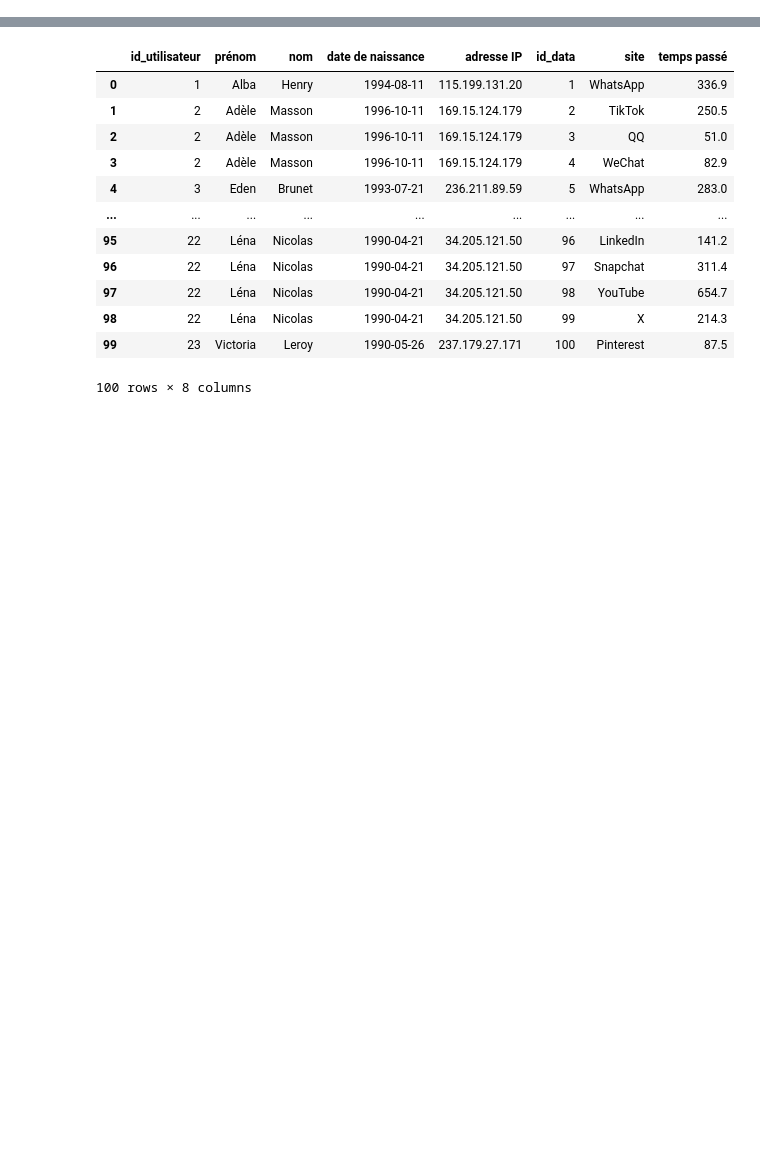
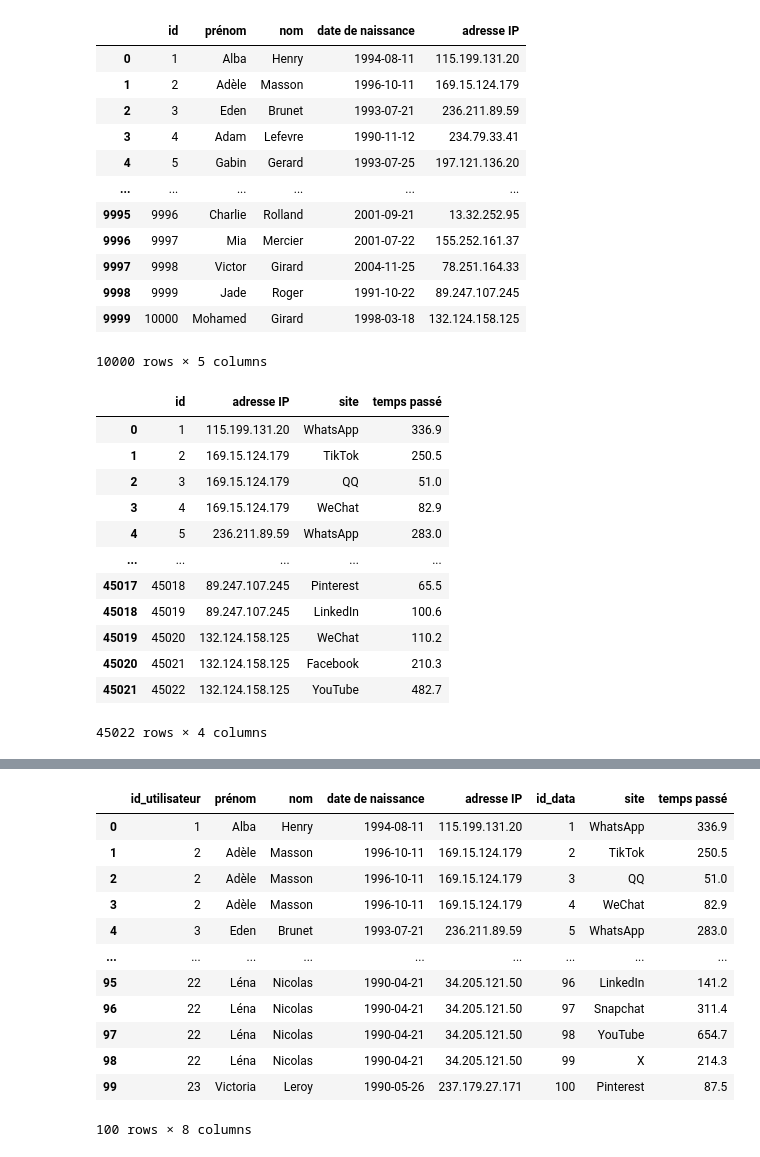
Before and after one commit to ZorroLeVrai/Python.Bureautique, a Jupyter notebook: Notebooks/Exercices/exo_14_2.ipynb, the cells around one changed output, grey strips where cells are left out. Cells and saved outputs as stored; diff of their text form; code cells hidden in the pictures; blank space fills up the shorter version.

```diff
--- a/Notebooks/Exercices/exo_14_2.ipynb
+++ b/Notebooks/Exercices/exo_14_2.ipynb
@@ -11,3 +8,37 @@ df_donnees = pd.read_csv(fichier_temps_passe, encoding="latin-1")
+# %%
+df_utilisateurs = pd.read_csv(fichier_utilisateurs, encoding="latin-1")
+
+df_donnees = pd.read_csv(fichier_temps_passe, encoding="latin-1")
+
+display(df_utilisateurs)
+display(df_donnees)
+# %% [output]
+|  | id | prénom | nom | date de naissance | adresse IP |
+| 0 | 1 | Alba | Henry | 1994-08-11 | 115.199.131.20 |
+| 1 | 2 | Adèle | Masson | 1996-10-11 | 169.15.124.179 |
+| 2 | 3 | Eden | Brunet | 1993-07-21 | 236.211.89.59 |
+| 3 | 4 | Adam | Lefevre | 1990-11-12 | 234.79.33.41 |
+| 4 | 5 | Gabin | Gerard | 1993-07-25 | 197.121.136.20 |
+| ... | ... | ... | ... | ... | ... |
+| 9995 | 9996 | Charlie | Rolland | 2001-09-21 | 13.32.252.95 |
+| 9996 | 9997 | Mia | Mercier | 2001-07-22 | 155.252.161.37 |
+| 9997 | 9998 | Victor | Girard | 2004-11-25 | 78.251.164.33 |
+| 9998 | 9999 | Jade | Roger | 1991-10-22 | 89.247.107.245 |
+| 9999 | 10000 | Mohamed | Girard | 1998-03-18 | 132.124.158.125 |
+10000 rows × 5 columns
+|  | id | adresse IP | site | temps passé |
+| 0 | 1 | 115.199.131.20 | WhatsApp | 336.9 |
+| 1 | 2 | 169.15.124.179 | TikTok | 250.5 |
+| 2 | 3 | 169.15.124.179 | QQ | 51.0 |
+| 3 | 4 | 169.15.124.179 | WeChat | 82.9 |
+| 4 | 5 | 236.211.89.59 | WhatsApp | 283.0 |
+| ... | ... | ... | ... | ... |
+| 45017 | 45018 | 89.247.107.245 | Pinterest | 65.5 |
+| 45018 | 45019 | 89.247.107.245 | LinkedIn | 100.6 |
+| 45019 | 45020 | 132.124.158.125 | WeChat | 110.2 |
+| 45020 | 45021 | 132.124.158.125 | Facebook | 210.3 |
+| 45021 | 45022 | 132.124.158.125 | YouTube | 482.7 |
+45022 rows × 4 columns
 # %%
 df_utilisateurs.rename(columns={'id': 'id_utilisateur'}, inplace=True)
 
```
Also changed, not shown: parts of 10 cells of this notebook, 6 other files.
